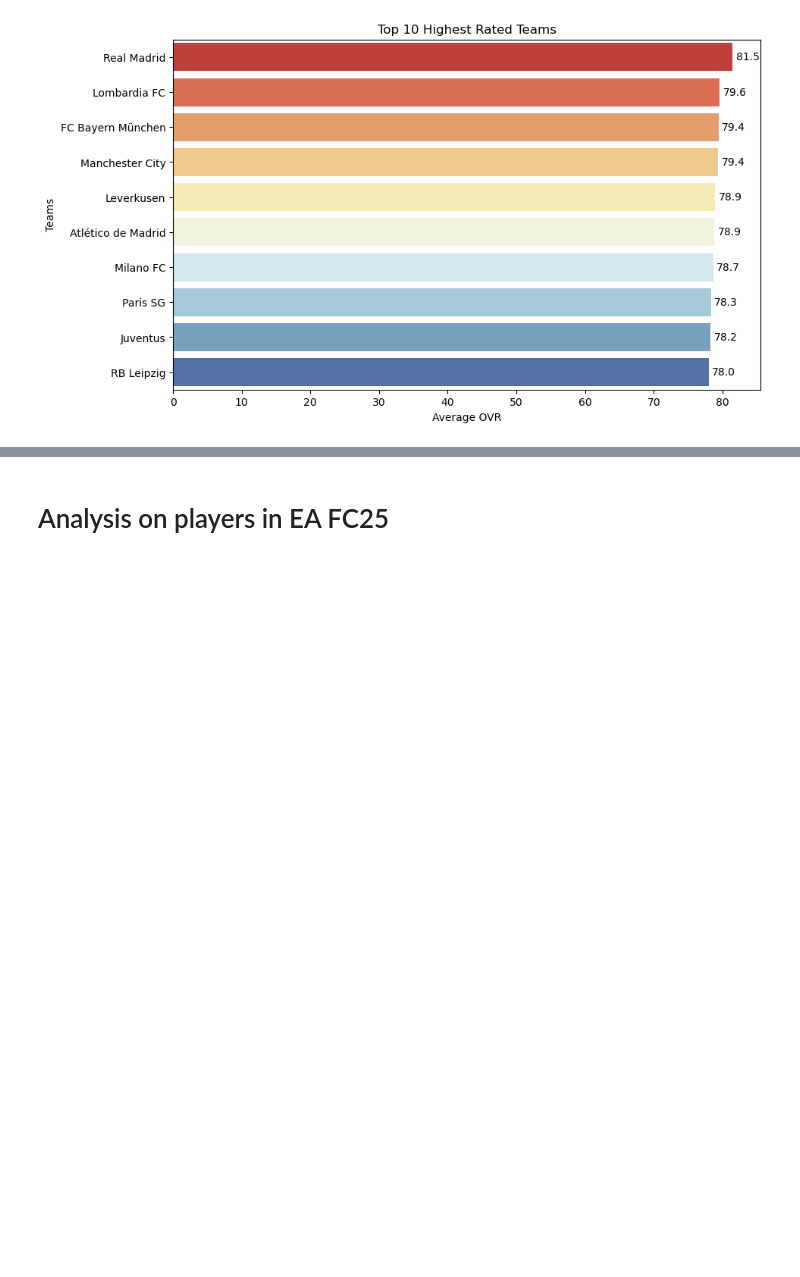
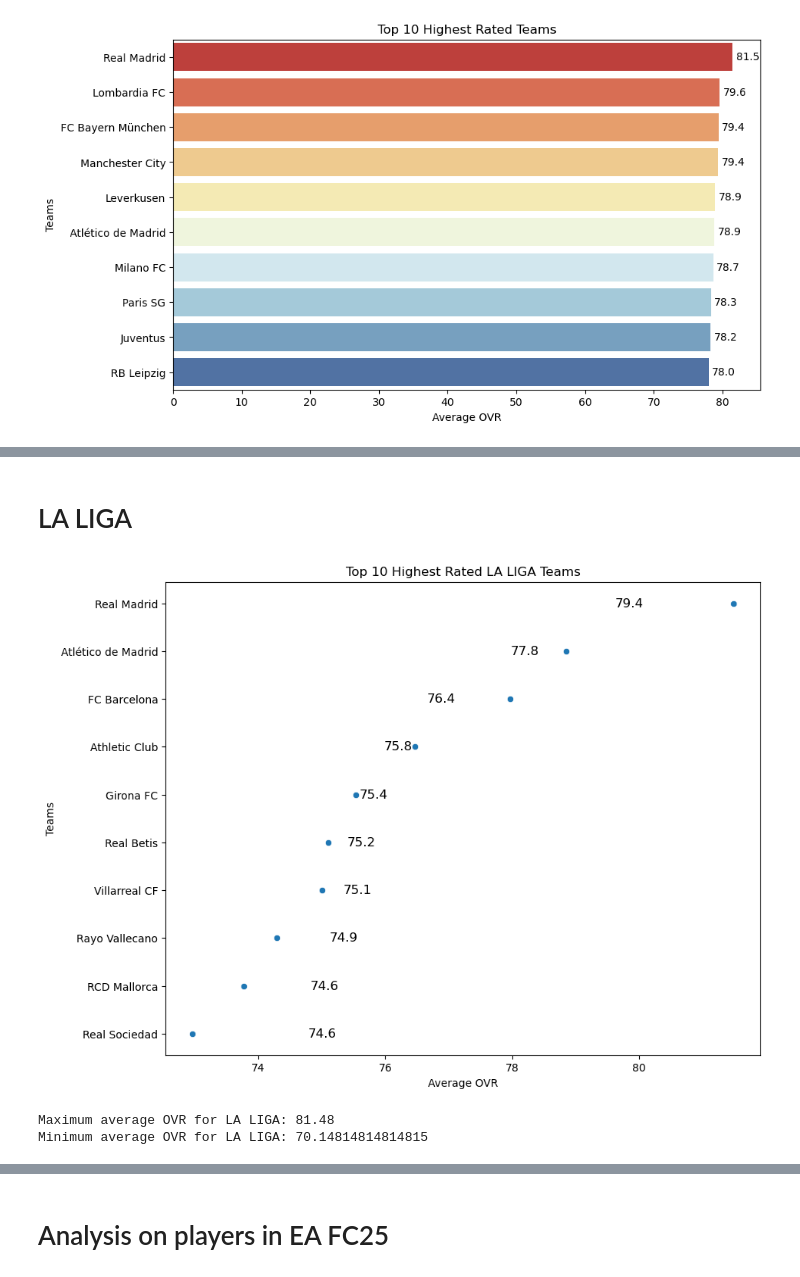
Before and after one commit to abryantgithub/FC25-EDA, a Jupyter notebook: FC25_EDA.ipynb, the cells around one changed output, grey strips where cells are left out. Drawn from its saved outputs; the diff is of its cells as text; code cells hidden in the pictures; blank space fills up the shorter version.

```diff
--- a/FC25_EDA.ipynb
+++ b/FC25_EDA.ipynb
@@ -375,0 +445,34 @@ highest_per_team.sort_values('OVR', ascending=False).head(10).reset_index(drop=T
+# %% [markdown]
+# LA LIGA
+# %%
+# Top 10 highest rated LA LIGA teams
+
+laliga_teams = dfm[dfm['League'] == 'LALIGA EA SPORTS']
+top_teams_laliga = laliga_teams.groupby('Team')['OVR'].mean().sort_values(ascending=False).head(10)
+plt.figure(figsize=(10,8))
+sns.scatterplot(x=top_teams_laliga.values, y=top_teams_laliga.index)
+plt.title('Top 10 Highest Rated LA LIGA Teams')
+for x, y in enumerate(top_teams_prem.values):
+    plt.annotate(f'{y:.1f}', (y + 0.45, x), ha='center', va='center', fontsize=12)
+plt.xlabel('Average OVR')
+plt.ylabel('Teams')
+plt.show()
+# %% [output]
+[figure, added]
+# %%
+# Rating gap between highest and lowest rated team in the LA LIGA
+laliga_data = dfm[dfm['League'] == 'LALIGA EA SPORTS']
+
+# Group by team and calculate average OVR
+team_averages = laliga_data.groupby('Team')['OVR'].mean()
+
+# Find maximum and minimum average OVRs for Premier League teams
+max_avg_ovr_laliga = team_averages.max()
+min_avg_ovr_laliga = team_averages.min()
+
+# Print the results
+print("Maximum average OVR for LA LIGA:", max_avg_ovr_laliga)
+print("Minimum average OVR for LA LIGA:", min_avg_ovr_laliga)
+# %% [output]
+Maximum average OVR for LA LIGA: 81.48
+Minimum average OVR for LA LIGA: 70.14814814814815
```
Also changed, not shown: parts of 18 cells of this notebook.
